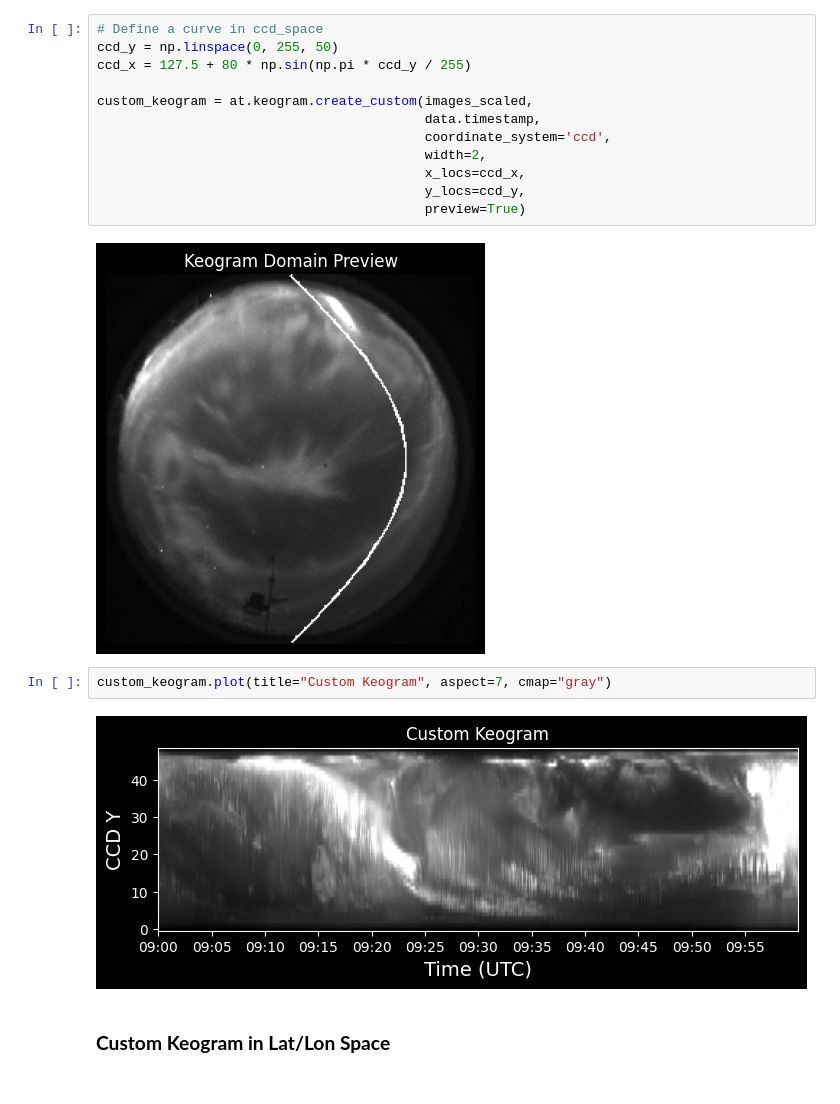
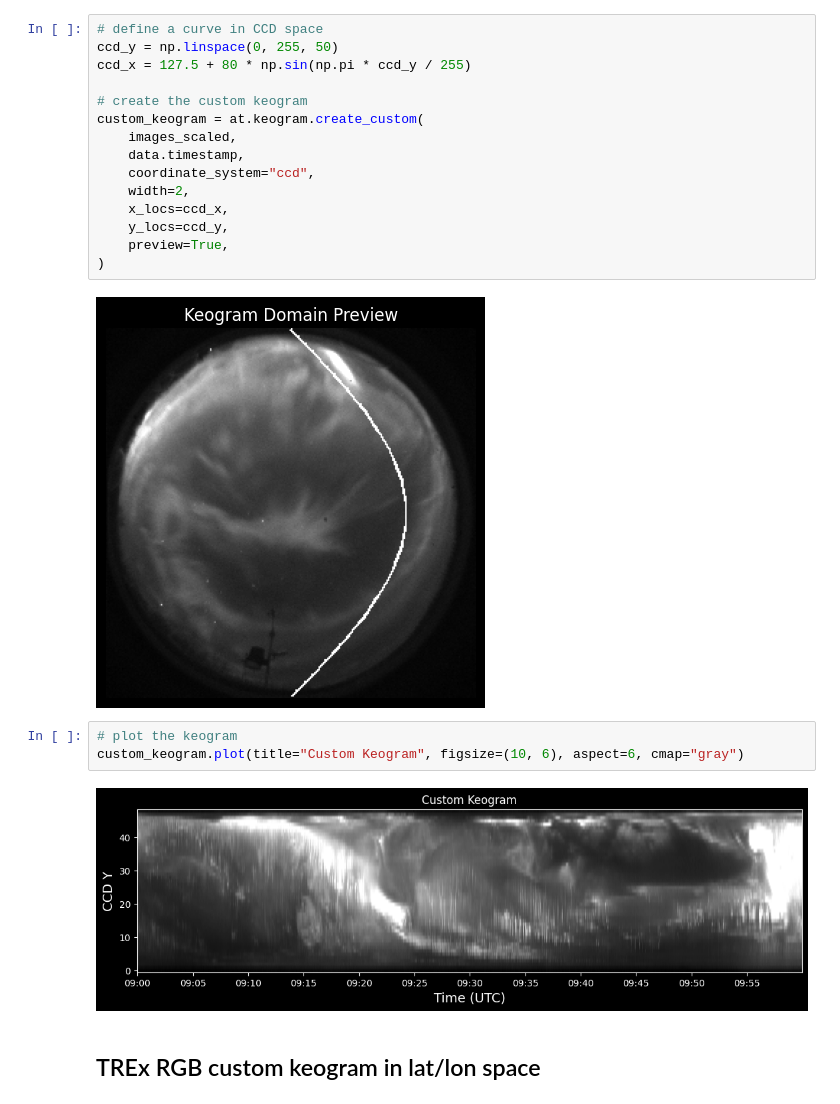
Before and after one commit to aurorax-space/pyaurorax, a Jupyter notebook: examples/notebooks/tools/custom_keogram.ipynb, the cells around one changed output. Cells and saved outputs as stored; diff of their text form.

```diff
--- a/examples/notebooks/tools/custom_keogram.ipynb
+++ b/examples/notebooks/tools/custom_keogram.ipynb
@@ -26,21 +33,25 @@ images_scaled = at.scale_intensity(data.data, min=1000, max=10000)
 # %%
-# Define a curve in ccd_space
+# define a curve in CCD space
 ccd_y = np.linspace(0, 255, 50)
 ccd_x = 127.5 + 80 * np.sin(np.pi * ccd_y / 255)
 
-custom_keogram = at.keogram.create_custom(images_scaled,
-                                          data.timestamp,
-                                          coordinate_system='ccd',
-                                          width=2,
-                                          x_locs=ccd_x,
-                                          y_locs=ccd_y,
-                                          preview=True)
+# create the custom keogram
+custom_keogram = at.keogram.create_custom(
+    images_scaled,
+    data.timestamp,
+    coordinate_system="ccd",
+    width=2,
+    x_locs=ccd_x,
+    y_locs=ccd_y,
+    preview=True,
+)
 # %% [output]
 [figure]
 # %%
-custom_keogram.plot(title="Custom Keogram", aspect=7, cmap="gray")
+# plot the keogram
+custom_keogram.plot(title="Custom Keogram", figsize=(10, 6), aspect=6, cmap="gray")
 # %% [output]
-[figure, old version]
+[figure, new version]
-# %% [markdown]
-### **Custom Keogram in Lat/Lon Space**
+# %% [markdown]
+## TREx RGB custom keogram in lat/lon space
 # %%
```
Also changed, not shown: parts of 10 cells of this notebook, 3 other files.
